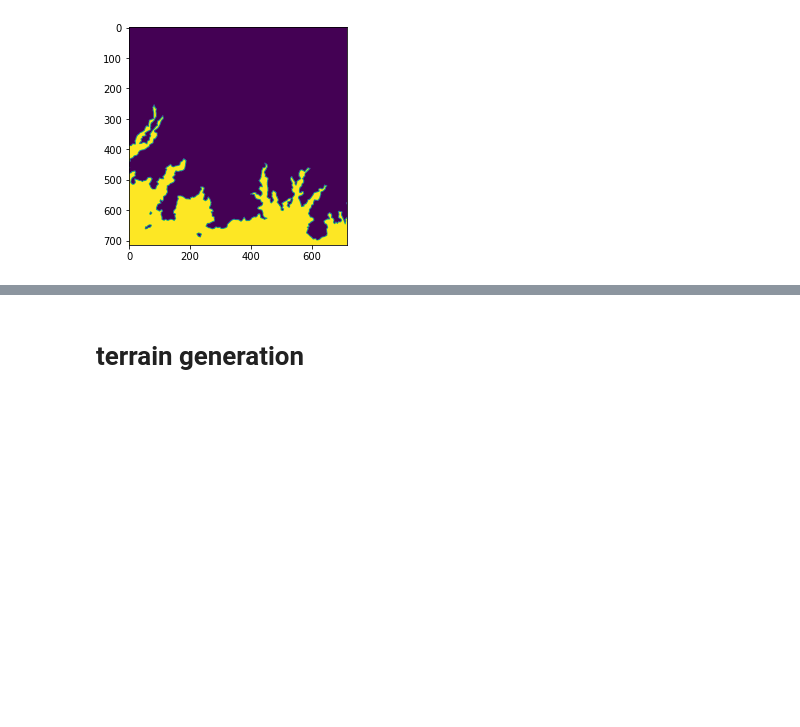
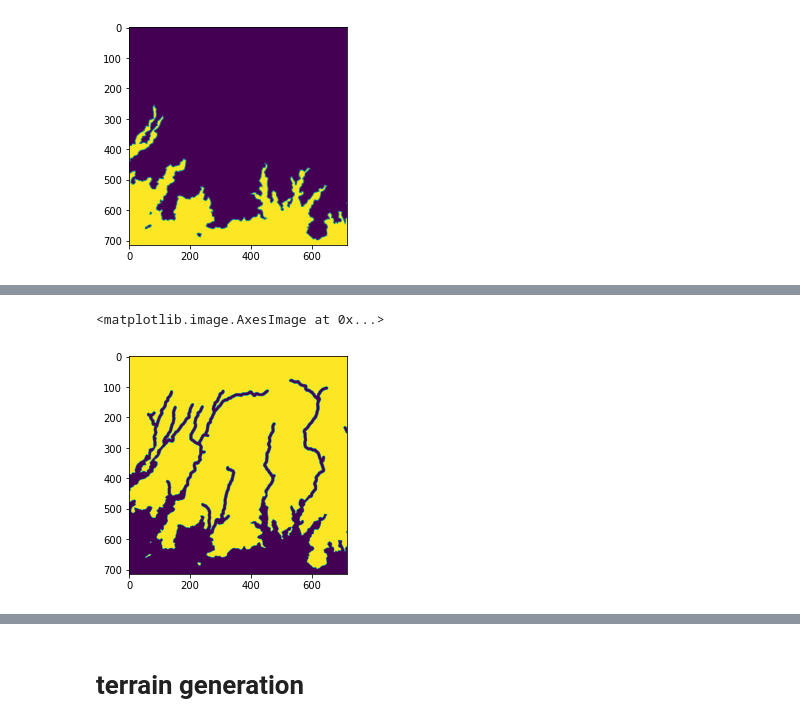
Before and after one commit to rvorias/voxel_realms, a Jupyter notebook: notebooks/pipeline.ipynb, the cells around one changed output, grey strips where cells are left out. Saved outputs shown, nothing was run; the diff lists cells and outputs as text; code cells hidden in the pictures; blank space fills up the shorter version.

```diff
--- a/notebooks/pipeline.ipynb
+++ b/notebooks/pipeline.ipynb
@@ -88 +103,6 @@ rivers = np.asarray(extractor.get_img())[p:-p,p:-p,0] # rivers is now [0,255]
+# %%
+plt.imshow((np.logical_or(flooded_image, rivers)-1)*-255)
+# %% [output]
+<matplotlib.image.AxesImage at 0x...>
+[figure, added]
 # %%
```
Also changed, not shown: parts of 20 cells of this notebook, 8 other files.
